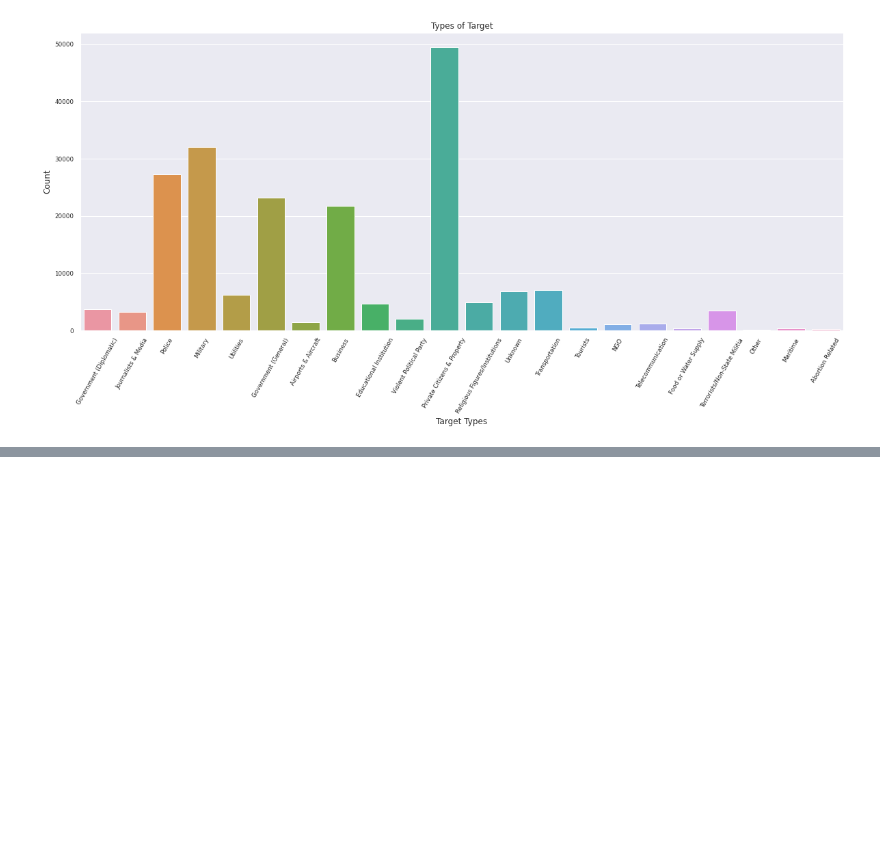
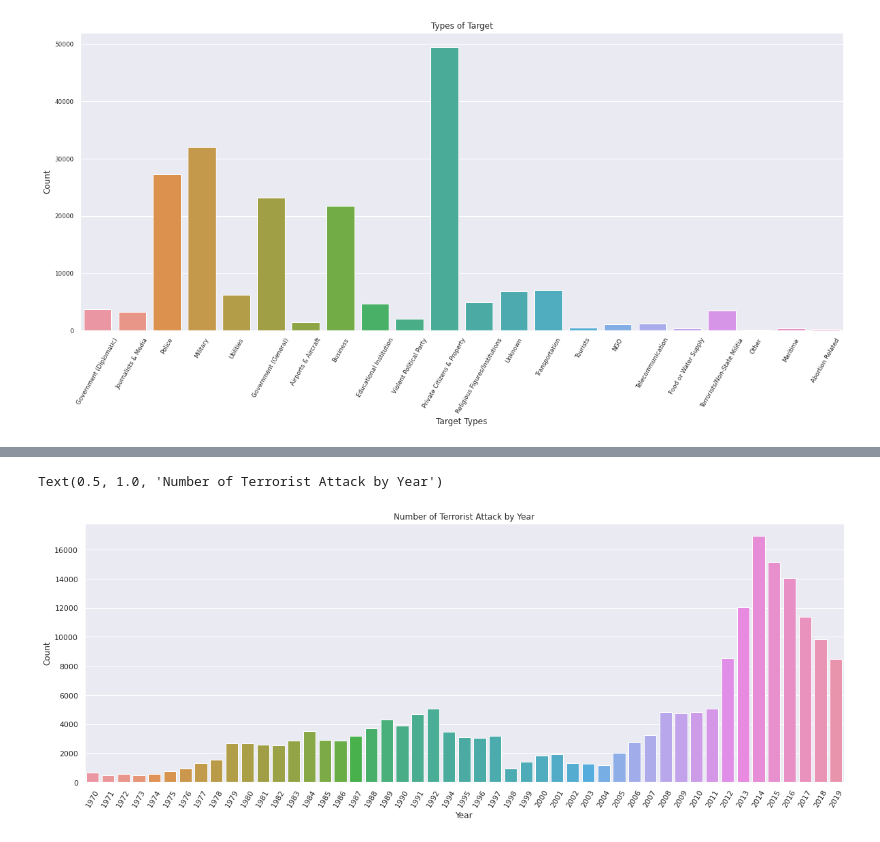
Before and after one commit to SamarpanDas/Global-Terrorism-Analysis, a Jupyter notebook: project/3. Analysis and Visualisations/data_analysis.ipynb, the cells around one changed output, grey strips where cells are left out. Saved outputs shown, nothing was run; the diff lists cells and outputs as text; code cells hidden in the pictures; blank space fills up the shorter version.

Commit message:
Update data analysis code

```diff
--- a/project/3. Analysis and Visualisations/data_analysis.ipynb
+++ b/project/3. Analysis and Visualisations/data_analysis.ipynb
@@ -88,0 +217,13 @@ Text(0.5, 1.0, 'Types of Target')
+# %%
+f = plt.figure(figsize=(20, 7))
+
+sns.set(font_scale = 1.1)
+sns.set_theme(style = "darkgrid")
+xaxis = sns.countplot(x = 'year', data = terror_df)
+xaxis.set_xticklabels(xaxis.get_xticklabels(), rotation=60)
+plt.ylabel('Count', fontsize=12)
+plt.xlabel('Year', fontsize=12)
+plt.title('Number of Terrorist Attack by Year', fontsize = 12)
+# %% [output]
+Text(0.5, 1.0, 'Number of Terrorist Attack by Year')
+[figure, added]
```
Also changed, not shown: parts of 16 cells of this notebook, 2 other files.
